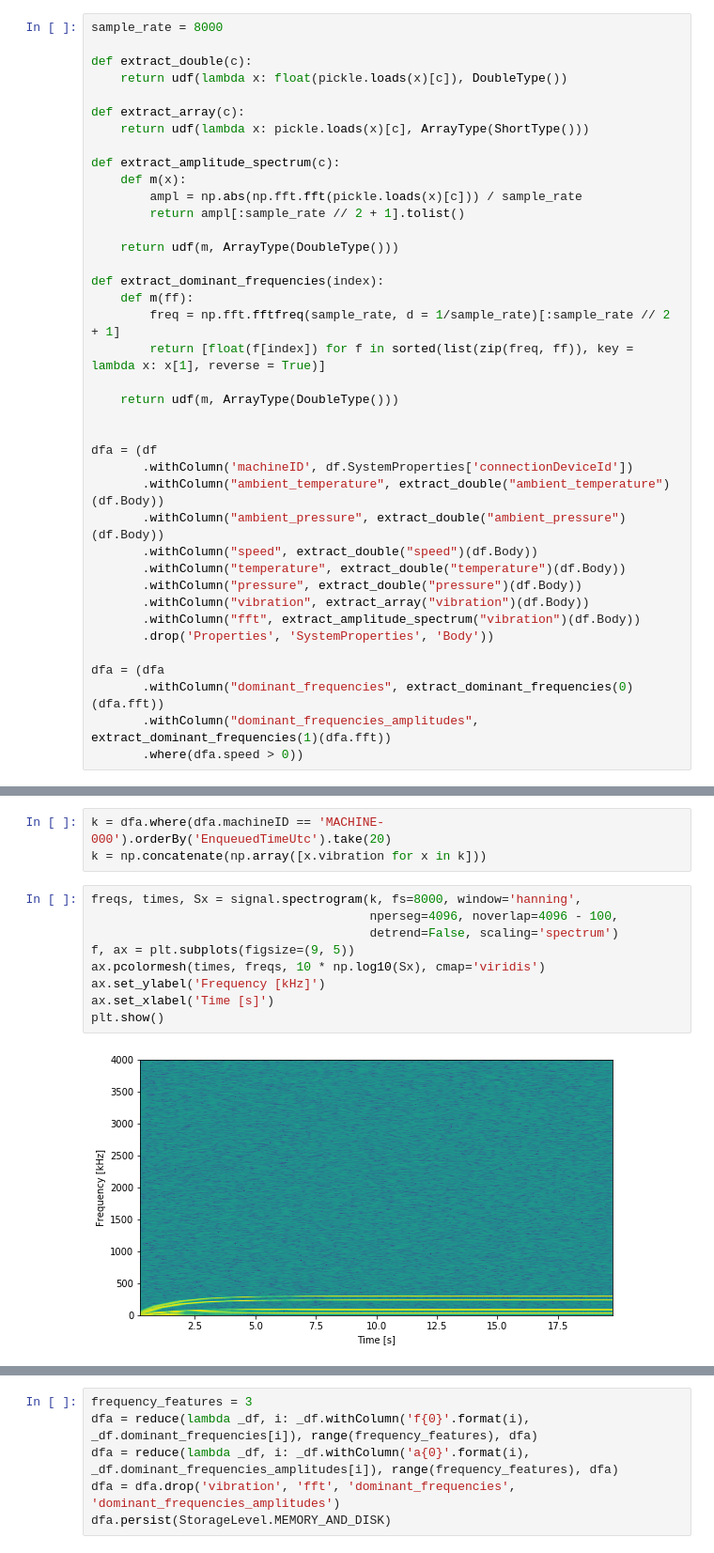
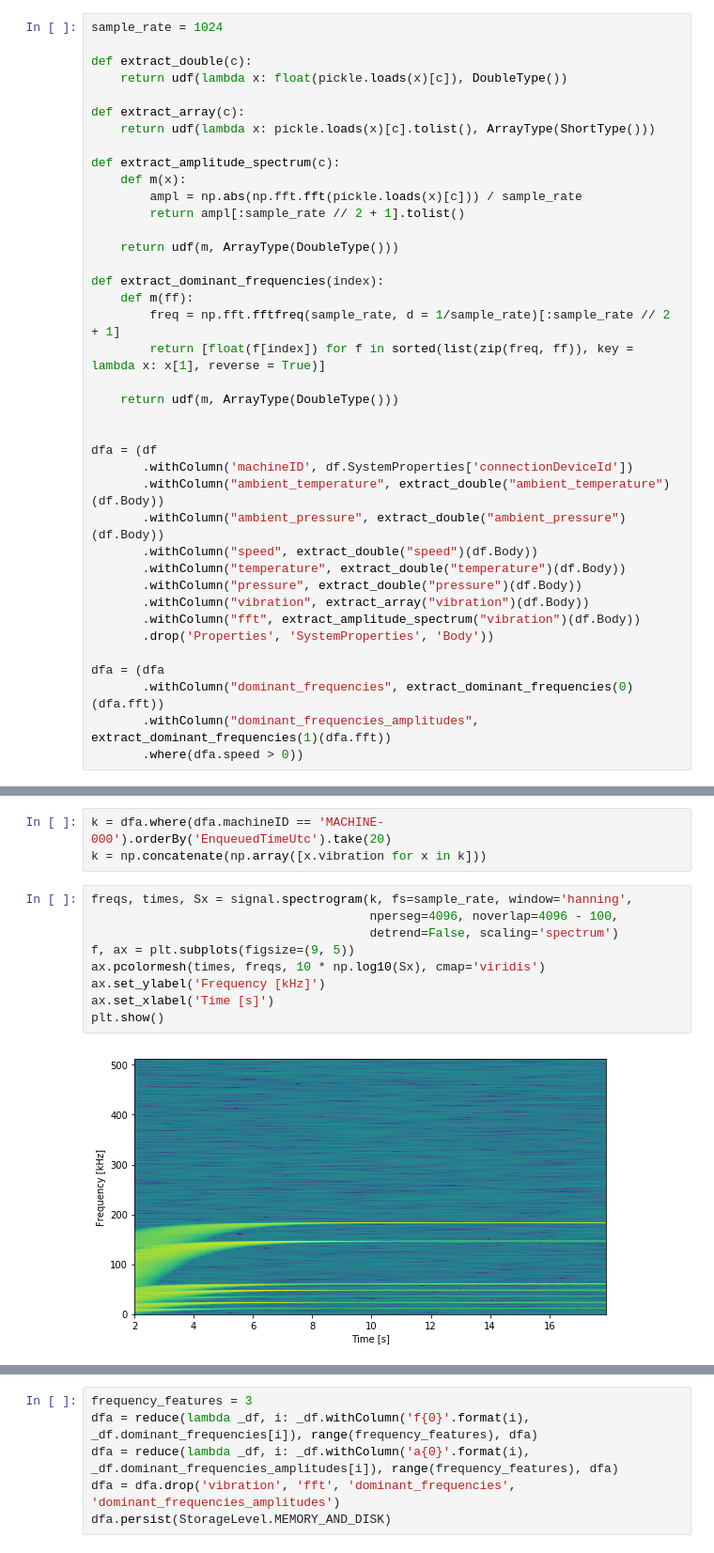
Before and after one commit to Azure/AI-PredictiveMaintenance, a Jupyter notebook: src/AML/Notebooks/FeatureEngineering.ipynb, the cells around one changed output, grey strips where cells are left out. Shown at 94% size. Saved outputs shown, nothing was run; the diff lists cells and outputs as text.

```diff
--- a/src/AML/Notebooks/FeatureEngineering.ipynb
+++ b/src/AML/Notebooks/FeatureEngineering.ipynb
@@ -65,11 +76,11 @@ Message count: 44884
 # %%
-sample_rate = 8000
+sample_rate = 1024
 
 def extract_double(c):
     return udf(lambda x: float(pickle.loads(x)[c]), DoubleType())
 
 def extract_array(c):
-    return udf(lambda x: pickle.loads(x)[c], ArrayType(ShortType()))
+    return udf(lambda x: pickle.loads(x)[c].tolist(), ArrayType(ShortType()))
 
 def extract_amplitude_spectrum(c):
     def m(x):
@@ -143,16 +154,16 @@ plt.show()
 k = dfa.where(dfa.machineID == 'MACHINE-000').orderBy('EnqueuedTimeUtc').take(20)
 k = np.concatenate(np.array([x.vibration for x in k]))
 # %%
-freqs, times, Sx = signal.spectrogram(k, fs=8000, window='hanning',
+freqs, times, Sx = signal.spectrogram(k, fs=sample_rate, window='hanning',
                                       nperseg=4096, noverlap=4096 - 100,
                                       detrend=False, scaling='spectrum')
 f, ax = plt.subplots(figsize=(9, 5))
 ax.pcolormesh(times, freqs, 10 * np.log10(Sx), cmap='viridis')
 ax.set_ylabel('Frequency [kHz]')
 ax.set_xlabel('Time [s]')
 plt.show()
 # %% [output]
-[figure, old version]
+[figure, new version]
 # %%
 freq = np.fft.fftfreq(sample_rate, d = 1/sample_rate)[:sample_rate // 2 + 1]
 max_freq = sorted(list(zip(freq, dfa.sample(False, 0.1, seed=0).first().fft)), key = lambda x: x[1], reverse = True)[10 : ]
```
Also changed, not shown: parts of 6 cells of this notebook, 1 other file.
